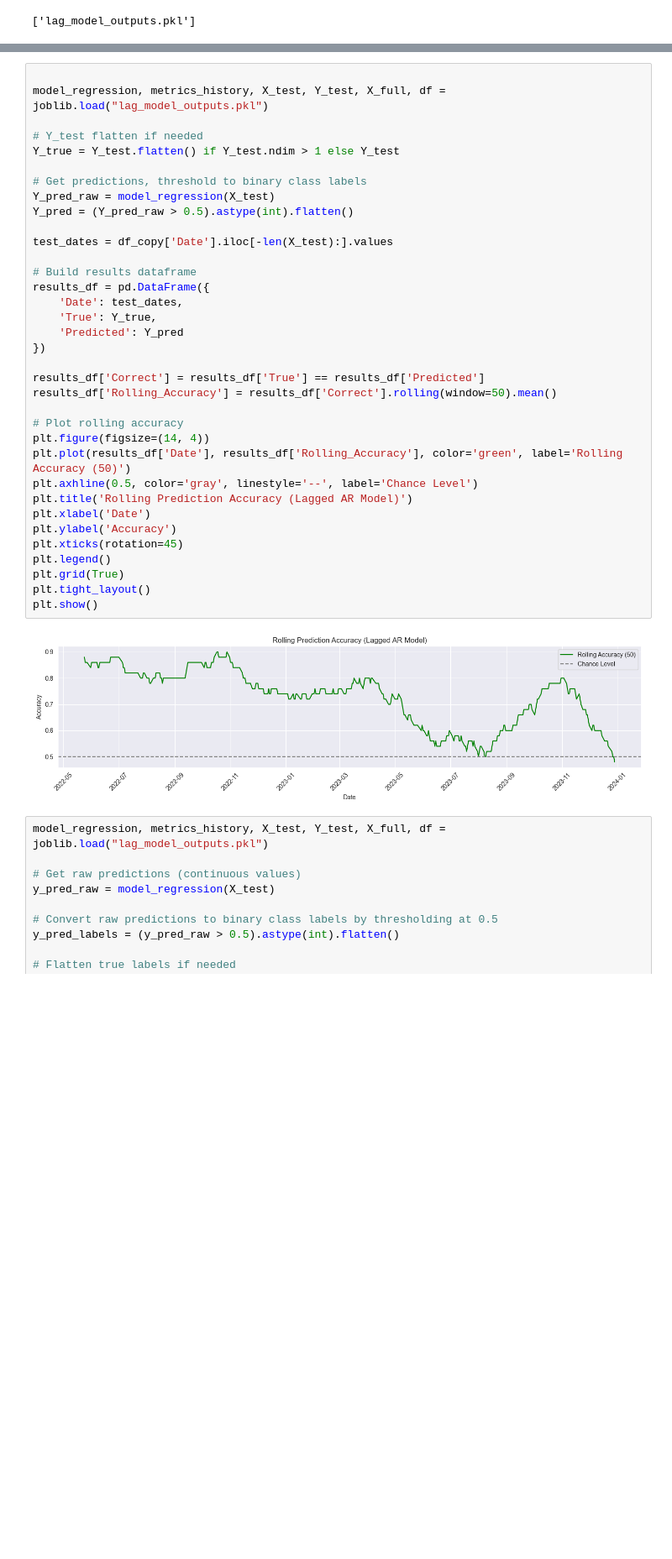
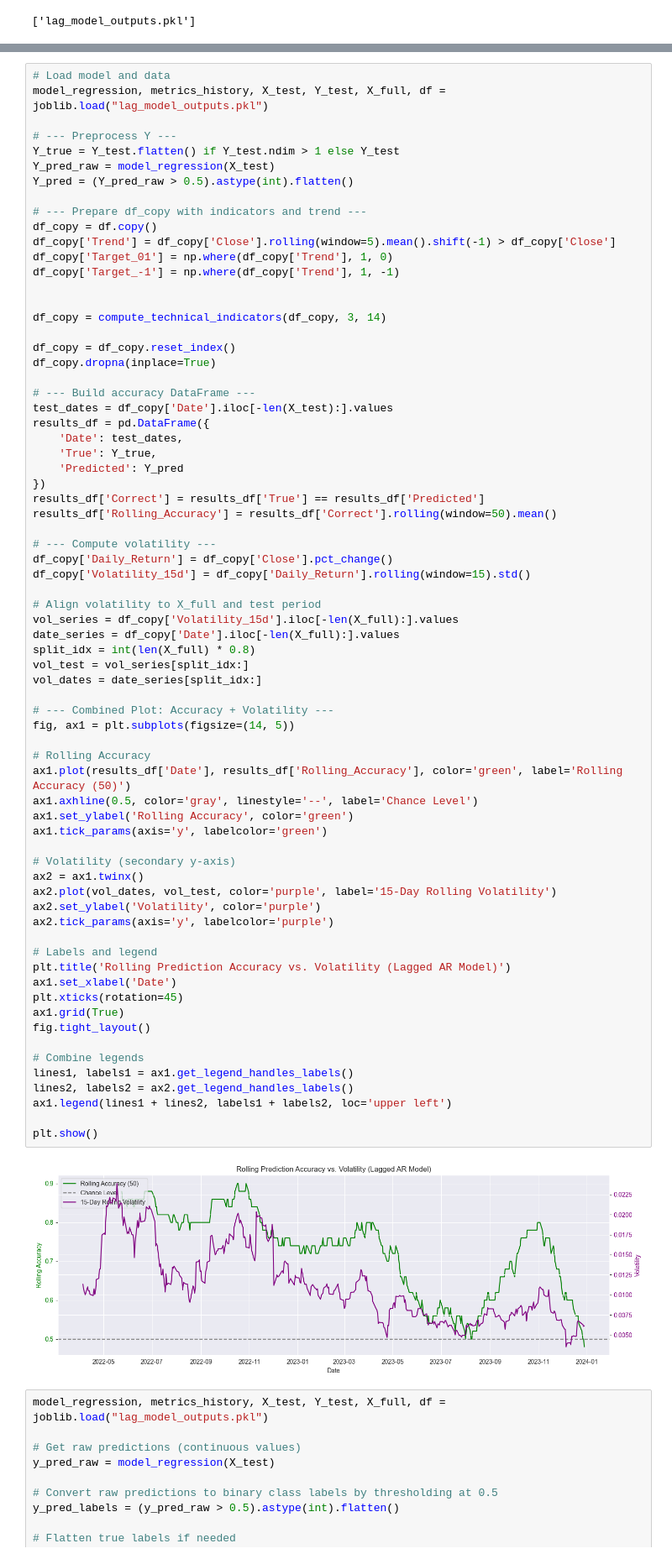
Before and after one commit to eliashuber2401/Machine-Learning-Project-Finance, a Jupyter notebook: Project main/Predictor - copy.ipynb, the cells around one changed output, grey strips where cells are left out. Shown at 84% size. Saved outputs shown, nothing was run; the diff lists cells and outputs as text; blank space fills up the shorter version.

```diff
--- a/Project main/Predictor - copy.ipynb
+++ b/Project main/Predictor - copy.ipynb
@@ -557,42 +624,77 @@ Final train accuracy (baseline): 67.00%
 Test accuracy (baseline): 71.68%
 [figure]
 # %%
-
+# Load model and data
 model_regression, metrics_history, X_test, Y_test, X_full, df = joblib.load("lag_model_outputs.pkl")
 
-# Y_test flatten if needed
+# --- Preprocess Y ---
 Y_true = Y_test.flatten() if Y_test.ndim > 1 else Y_test
-
-# Get predictions, threshold to binary class labels
 Y_pred_raw = model_regression(X_test)
 Y_pred = (Y_pred_raw > 0.5).astype(int).flatten()
 
+# --- Prepare df_copy with indicators and trend ---
+df_copy = df.copy()
+df_copy['Trend'] = df_copy['Close'].rolling(window=5).mean().shift(-1) > df_copy['Close']
+df_copy['Target_01'] = np.where(df_copy['Trend'], 1, 0)
+df_copy['Target_-1'] = np.where(df_copy['Trend'], 1, -1)
+
+
+df_copy = compute_technical_indicators(df_copy, 3, 14)
+
+df_copy = df_copy.reset_index()
+df_copy.dropna(inplace=True)
+
+# --- Build accuracy DataFrame ---
 test_dates = df_copy['Date'].iloc[-len(X_test):].values
-
-# Build results dataframe
 results_df = pd.DataFrame({
     'Date': test_dates,
     'True': Y_true,
     'Predicted': Y_pred
 })
-
 results_df['Correct'] = results_df['True'] == results_df['Predicted']
 results_df['Rolling_Accuracy'] = results_df['Correct'].rolling(window=50).mean()
 
-# Plot rolling accuracy
-plt.figure(figsize=(14, 4))
-plt.plot(results_df['Date'], results_df['Rolling_Accuracy'], color='green', label='Rolling Accuracy (50)')
-plt.axhline(0.5, color='gray', linestyle='--', label='Chance Level')
-plt.title('Rolling Prediction Accuracy (Lagged AR Model)')
-plt.xlabel('Date')
-plt.ylabel('Accuracy')
+# --- Compute volatility ---
+df_copy['Daily_Return'] = df_copy['Close'].pct_change()
+df_copy['Volatility_15d'] = df_copy['Daily_Return'].rolling(window=15).std()
+
+# Align volatility to X_full and test period
+vol_series = df_copy['Volatility_15d'].iloc[-len(X_full):].values
+date_series = df_copy['Date'].iloc[-len(X_full):].values
+split_idx = int(len(X_full) * 0.8)
+vol_test = vol_series[split_idx:]
+vol_dates = date_series[split_idx:]
+
+# --- Combined Plot: Accuracy + Volatility ---
+fig, ax1 = plt.subplots(figsize=(14, 5))
+
+# Rolling Accuracy
+ax1.plot(results_df['Date'], results_df['Rolling_Accuracy'], color='green', label='Rolling Accuracy (50)')
+ax1.axhline(0.5, color='gray', linestyle='--', label='Chance Level')
+ax1.set_ylabel('Rolling Accuracy', color='green')
+ax1.tick_params(axis='y', labelcolor='green')
+
+# Volatility (secondary y-axis)
+ax2 = ax1.twinx()
+ax2.plot(vol_dates, vol_test, color='purple', label='15-Day Rolling Volatility')
+ax2.set_ylabel('Volatility', color='purple')
+ax2.tick_params(axis='y', labelcolor='purple')
+
+# Labels and legend
+plt.title('Rolling Prediction Accuracy vs. Volatility (Lagged AR Model)')
+ax1.set_xlabel('Date')
 plt.xticks(rotation=45)
-plt.legend()
-plt.grid(True)
-plt.tight_layout()
+ax1.grid(True)
+fig.tight_layout()
+
+# Combine legends
+lines1, labels1 = ax1.get_legend_handles_labels()
+lines2, labels2 = ax2.get_legend_handles_labels()
+ax1.legend(lines1 + lines2, labels1 + labels2, loc='upper left')
+
 plt.show()
 # %% [output]
-[figure, old version]
+[figure, new version]
 # %%
 model_regression, metrics_history, X_test, Y_test, X_full, df = joblib.load("lag_model_outputs.pkl")
 
```
Also changed, not shown: parts of 3 cells of this notebook.
